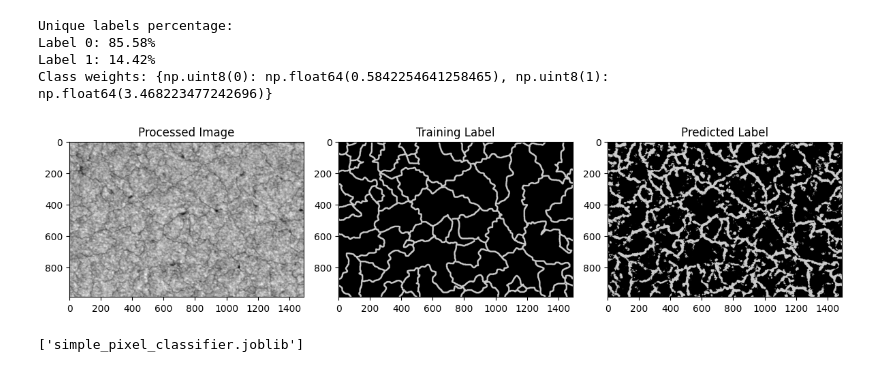
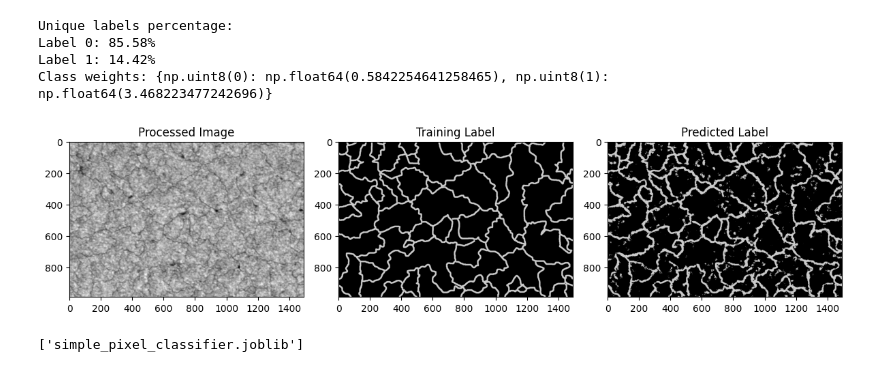
Before and after one commit to Robin-Hsu/SEM_grain_segmentation, a Jupyter notebook: preprocess_train_simple.ipynb, the cells around one changed output. Cells and saved outputs as stored; diff of their text form; code cells hidden in the pictures.

Commit message:
still need larger models, deeper trees don't cause overfitting

```diff
--- a/preprocess_train_simple.ipynb
+++ b/preprocess_train_simple.ipynb
@@ -129,40 +129,40 @@ Class weights: {np.uint8(0): np.float64(0.5842254641258465), np.uint8(1): np.flo
 # %%
 # create a random forest classifier
 pixel_classifier = RandomForestClassifier(
-    n_estimators=50, # Number of trees
+    n_estimators=40, # Number of trees
     n_jobs=-1, # Use all available cores
-    max_depth=15, # Limit the depth of the trees
+    max_depth=20, # Limit the depth of the trees
     min_samples_split=3, # Minimum samples required to split a node
     class_weight=class_weight_dict # Use the computed class weights
 )
 
 # train the classifier
 X = features.reshape(-1, features.shape[2])
 y = train_label.flatten()
 pixel_classifier.fit(X, y)
 
 # make predictions
 y_pred = pixel_classifier.predict(X)
 y_pred = y_pred.reshape(train_label.shape)
 
 # display the prediction
 plt.figure(figsize=(12, 6))
 plt.subplot(131)
 plt.imshow(image_processed, cmap='gray')
 plt.title('Processed Image')
 
 plt.subplot(132)
 plt.imshow(train_label, cmap='nipy_spectral')
 plt.title('Training Label')
 
 plt.subplot(133)
 plt.imshow(y_pred, cmap='nipy_spectral')
 plt.title('Predicted Label')
 
 plt.tight_layout()
 plt.show()
 # %% [output]
-[figure, old version]
+[figure, new version]
 # %%
 # save the model
 import joblib
```
Also changed, not shown: 2 other files.
